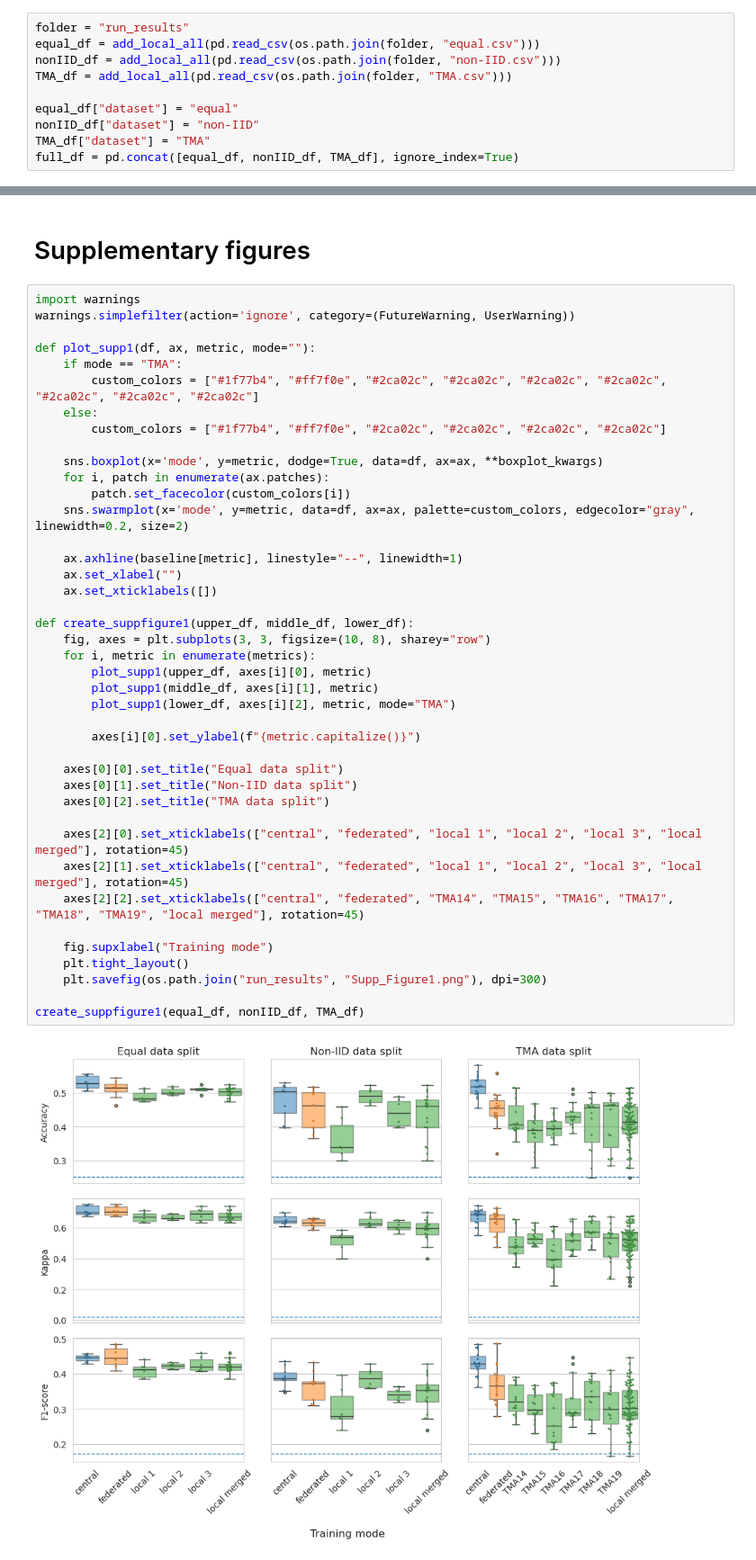
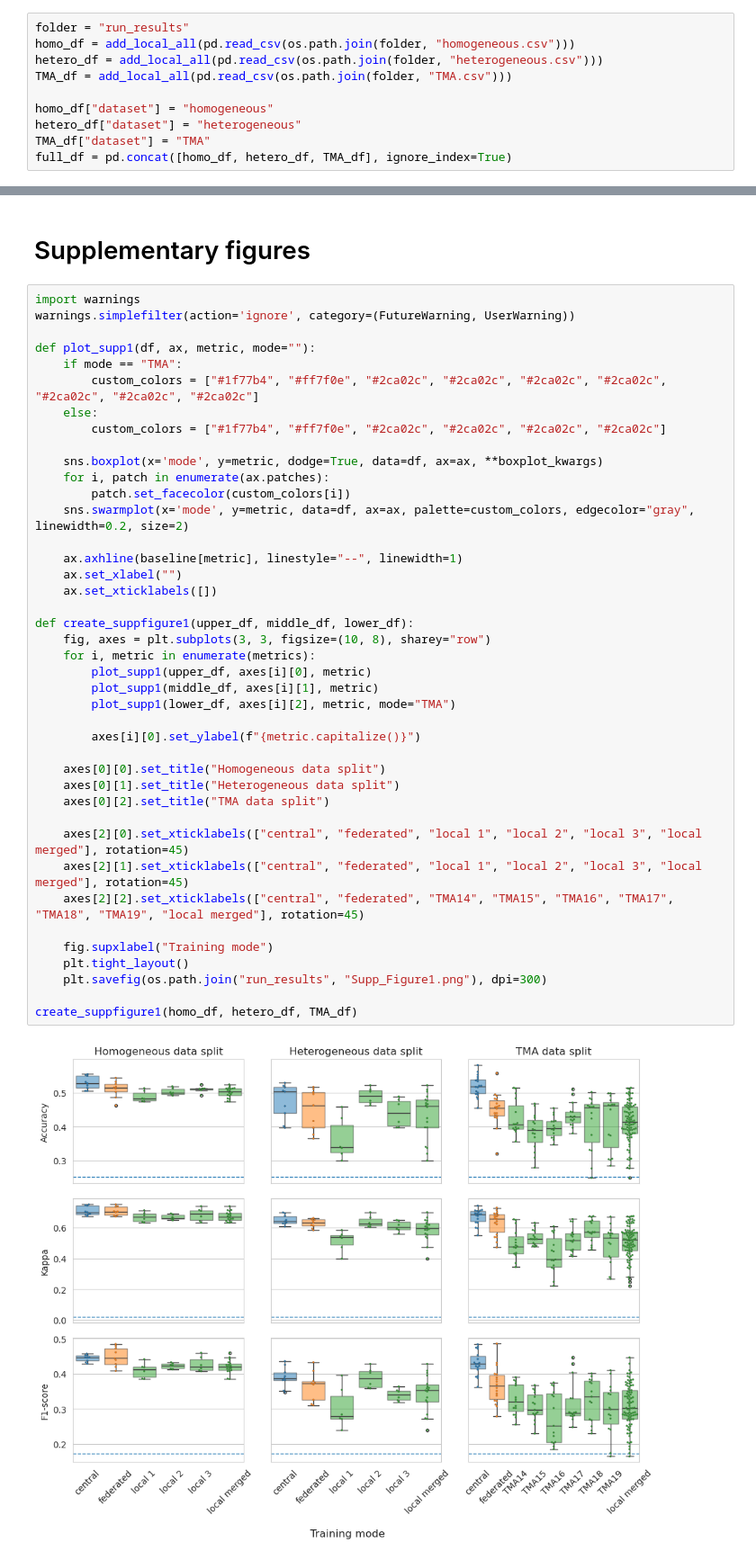
Before and after one commit to LohmannJens/federated-ISUP, a Jupyter notebook: scripts/create_publication_figures.ipynb, the cells around one changed output, grey strips where cells are left out. Shown: that part at 90% size. Cells and saved outputs as stored; diff of their text form.

Commit message:
Changed naming of data splits

```diff
--- a/scripts/create_publication_figures.ipynb
+++ b/scripts/create_publication_figures.ipynb
@@ -29,14 +29,14 @@ def add_local_all(df):
     return df
 # %%
 folder = "run_results"
-equal_df = add_local_all(pd.read_csv(os.path.join(folder, "equal.csv")))
-nonIID_df = add_local_all(pd.read_csv(os.path.join(folder, "non-IID.csv")))
+homo_df = add_local_all(pd.read_csv(os.path.join(folder, "homogeneous.csv")))
+hetero_df = add_local_all(pd.read_csv(os.path.join(folder, "heterogeneous.csv")))
 TMA_df = add_local_all(pd.read_csv(os.path.join(folder, "TMA.csv")))
 
-equal_df["dataset"] = "equal"
-nonIID_df["dataset"] = "non-IID"
+homo_df["dataset"] = "homogeneous"
+hetero_df["dataset"] = "heterogeneous"
 TMA_df["dataset"] = "TMA"
-full_df = pd.concat([equal_df, nonIID_df, TMA_df], ignore_index=True)
+full_df = pd.concat([homo_df, hetero_df, TMA_df], ignore_index=True)
 # %% [markdown]
 ### Compare centralized, federated, and local for equal data
 # %%
@@ -268,34 +270,34 @@ def plot_supp1(df, ax, metric, mode=""):
 
     sns.boxplot(x='mode', y=metric, dodge=True, data=df, ax=ax, **boxplot_kwargs)
     for i, patch in enumerate(ax.patches):
         patch.set_facecolor(custom_colors[i])
     sns.swarmplot(x='mode', y=metric, data=df, ax=ax, palette=custom_colors, edgecolor="gray", linewidth=0.2, size=2)
 
     ax.axhline(baseline[metric], linestyle="--", linewidth=1)
     ax.set_xlabel("")
     ax.set_xticklabels([])
 
 def create_suppfigure1(upper_df, middle_df, lower_df):
     fig, axes = plt.subplots(3, 3, figsize=(10, 8), sharey="row")
     for i, metric in enumerate(metrics):
         plot_supp1(upper_df, axes[i][0], metric)
         plot_supp1(middle_df, axes[i][1], metric)
         plot_supp1(lower_df, axes[i][2], metric, mode="TMA")
 
         axes[i][0].set_ylabel(f"{metric.capitalize()}")
 
-    axes[0][0].set_title("Equal data split")
-    axes[0][1].set_title("Non-IID data split")
+    axes[0][0].set_title("Homogeneous data split")
+    axes[0][1].set_title("Heterogeneous data split")
     axes[0][2].set_title("TMA data split")
 
     axes[2][0].set_xticklabels(["central", "federated", "local 1", "local 2", "local 3", "local merged"], rotation=45)
     axes[2][1].set_xticklabels(["central", "federated", "local 1", "local 2", "local 3", "local merged"], rotation=45)
     axes[2][2].set_xticklabels(["central", "federated", "TMA14", "TMA15", "TMA16", "TMA17", "TMA18", "TMA19", "local merged"], rotation=45)
 
     fig.supxlabel("Training mode")
     plt.tight_layout()
     plt.savefig(os.path.join("run_results", "Supp_Figure1.png"), dpi=300)
 
-create_suppfigure1(equal_df, nonIID_df, TMA_df)
+create_suppfigure1(homo_df, hetero_df, TMA_df)
 # %% [output]
-[figure, old version]
+[figure, new version]
```
Also changed, not shown: parts of 7 cells of this notebook, 2 other files.
